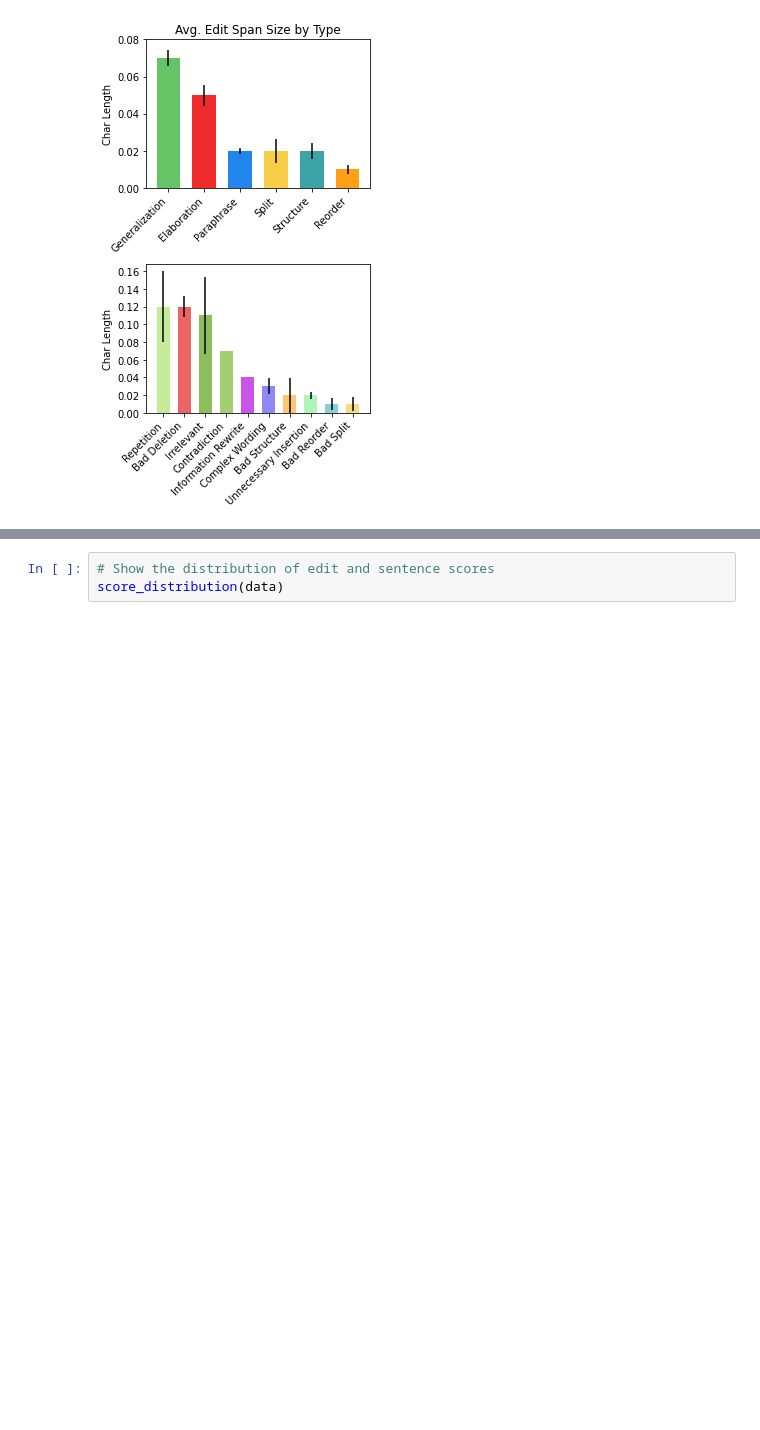
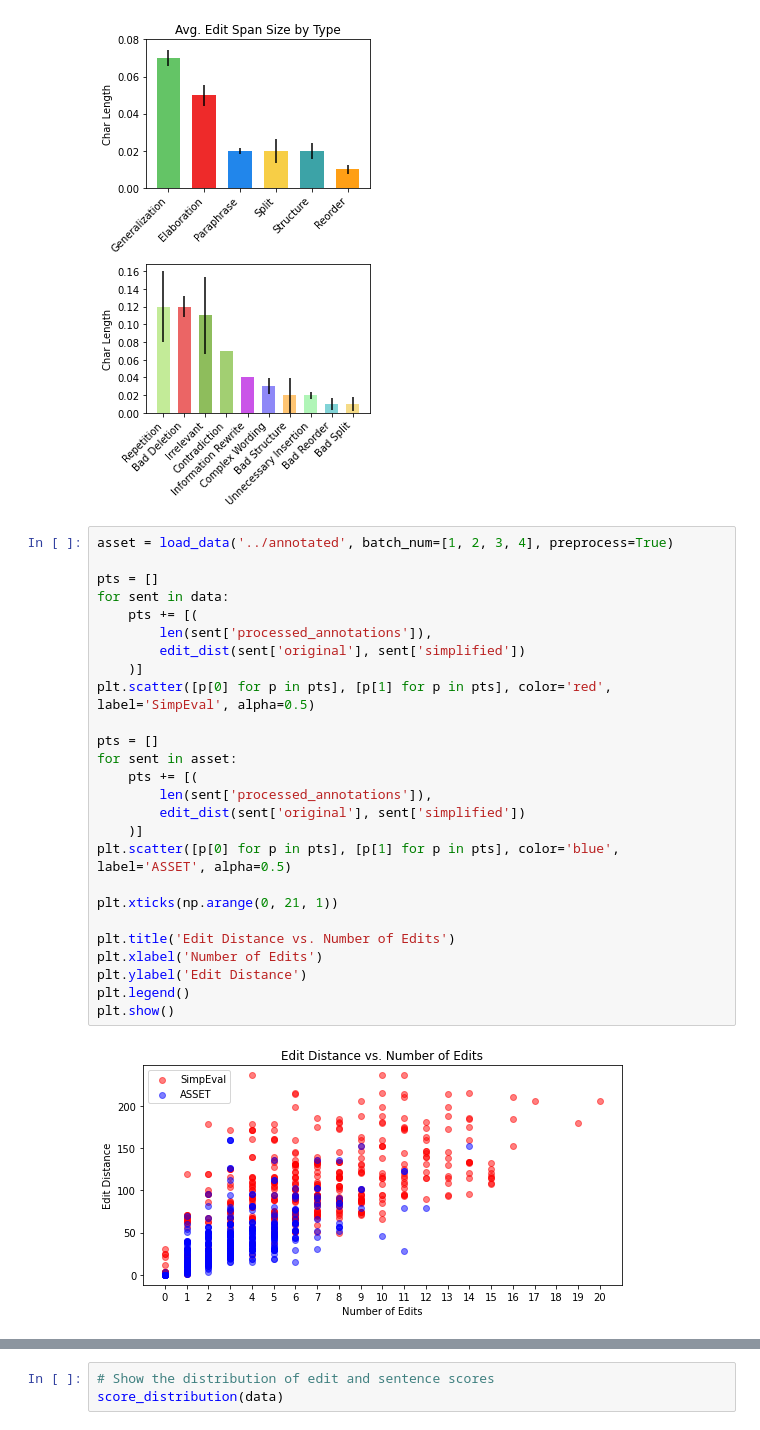
Before and after one commit to Yao-Dou/ts-annotation-tool, a Jupyter notebook: data/analysis/analysis.ipynb, the cells around one changed output, grey strips where cells are left out. Saved outputs shown, nothing was run; the diff lists cells and outputs as text; blank space fills up the shorter version.

```diff
--- a/data/analysis/analysis.ipynb
+++ b/data/analysis/analysis.ipynb
@@ -183,3 +247,31 @@ for tick in ax[0].get_xticklabels() + ax[1].get_xticklabels():
 plt.show()
 # %% [output]
 [figure]
+# %%
+asset = load_data('../annotated', batch_num=[1, 2, 3, 4], preprocess=True)
+
+pts = []
+for sent in data:
+    pts += [(
+        len(sent['processed_annotations']),
+        edit_dist(sent['original'], sent['simplified'])
+    )]
+plt.scatter([p[0] for p in pts], [p[1] for p in pts], color='red', label='SimpEval', alpha=0.5)
+
+pts = []
+for sent in asset:
+    pts += [(
+        len(sent['processed_annotations']),
+        edit_dist(sent['original'], sent['simplified'])
+    )]
+plt.scatter([p[0] for p in pts], [p[1] for p in pts], color='blue', label='ASSET', alpha=0.5)
+
+plt.xticks(np.arange(0, 21, 1))
+
+plt.title('Edit Distance vs. Number of Edits')
+plt.xlabel('Number of Edits')
+plt.ylabel('Edit Distance')
+plt.legend()
+plt.show()
+# %% [output]
+[figure, added]
```
Also changed, not shown: parts of 5 cells of this notebook, 3 other files.
